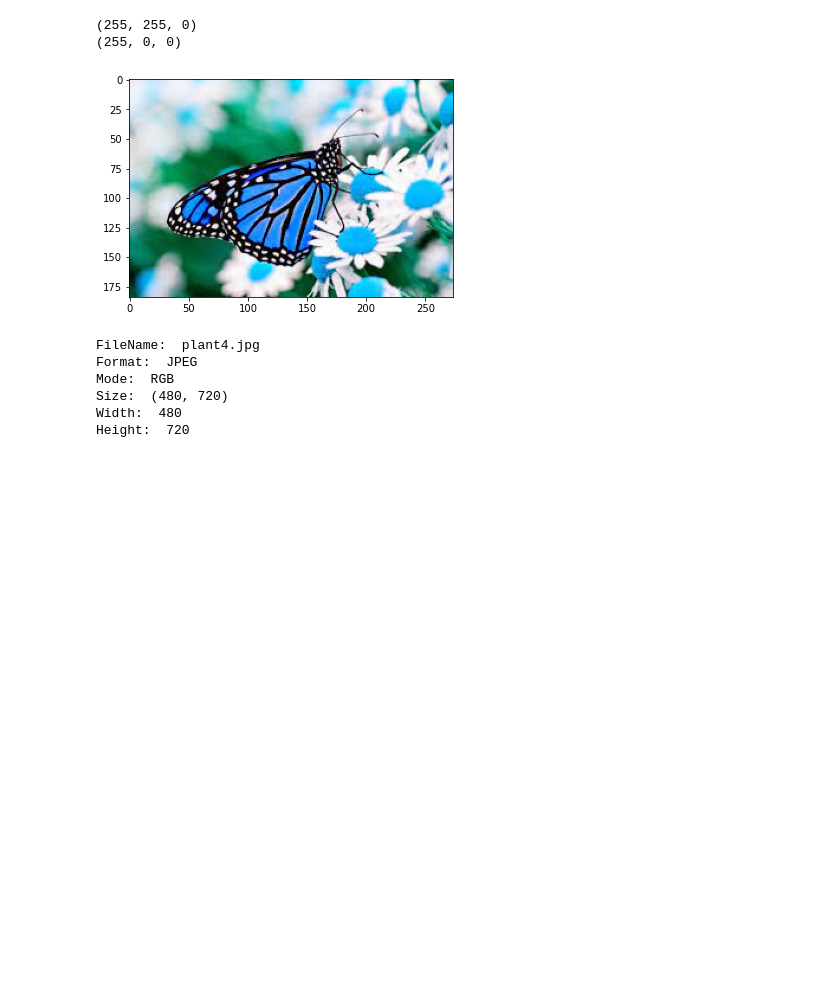
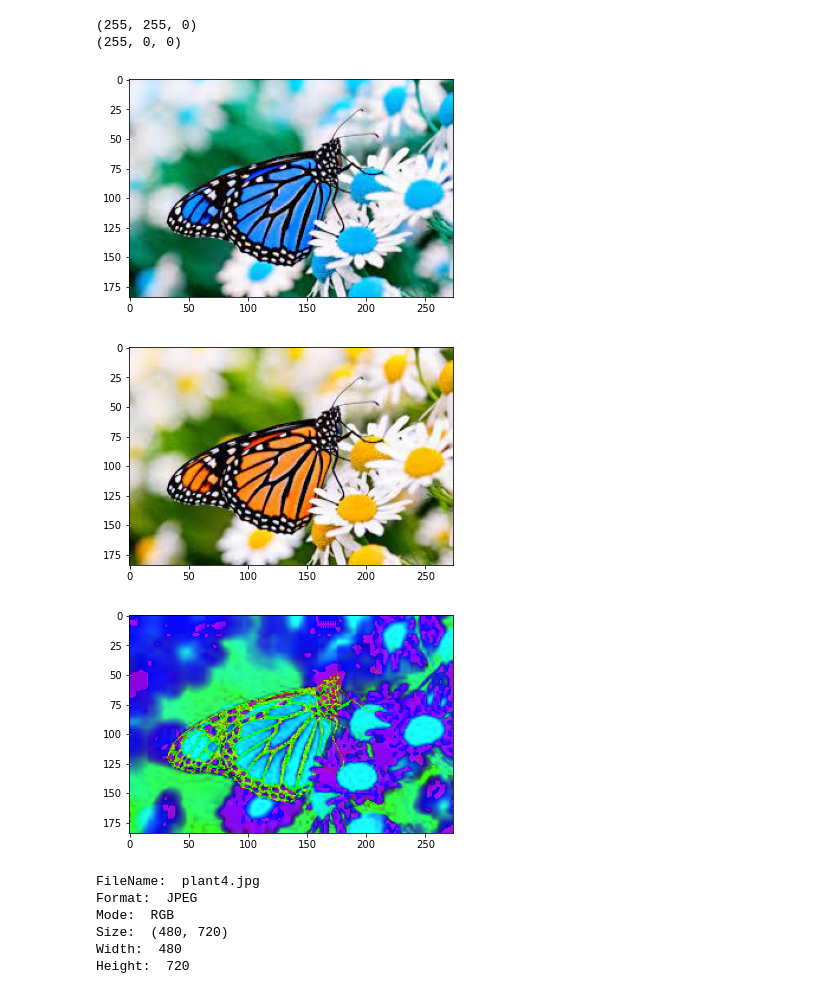
Before and after one commit to Rachanak2001/Image-processing, a Jupyter notebook: example1.ipynb, the cells around one changed output. Drawn from its saved outputs; the diff is of its cells as text; code cells hidden in the pictures; blank space fills up the shorter version.

```diff
--- a/example1.ipynb
+++ b/example1.ipynb
@@ -47,16 +47,21 @@ img.show()
 # %%
 import cv2
 import matplotlib.pyplot as plt
 import numpy as np
 img=cv2.imread('butterfly3.jpg')
 plt.imshow(img)
 plt.show()
 img=cv2.cvtColor(img,cv2.COLOR_BGR2RGB)
+plt.imshow(img)
 plt.show()
+
 img=cv2.cvtColor(img,cv2.COLOR_RGB2HSV)
+plt.imshow(img)
 plt.show()
 # %% [output]
 [figure]
+[figure, added]
+[figure, added]
 # %%
 from PIL import Image
 image=Image.open('plant4.jpg')
```
Also changed, not shown: parts of 1 cell of this notebook.
